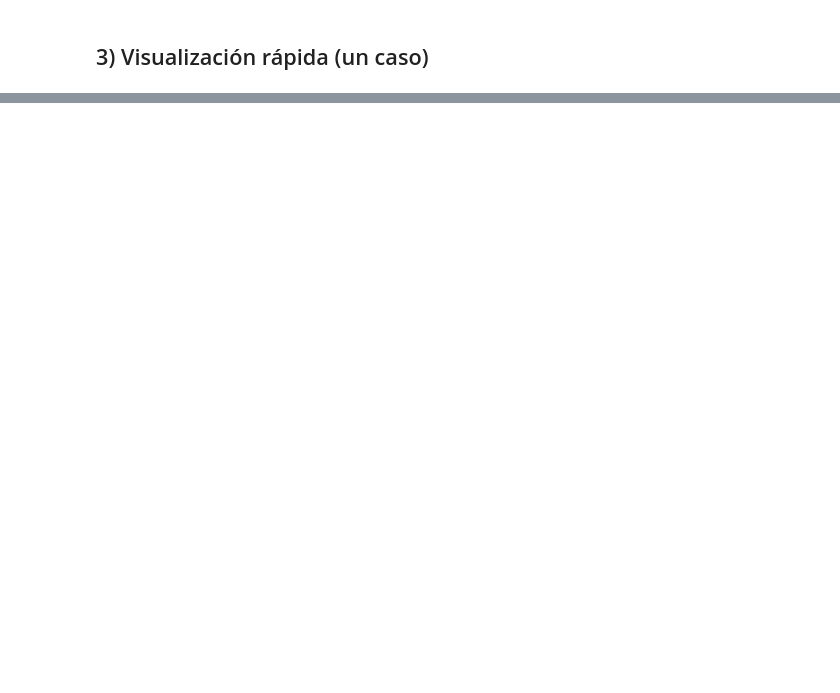
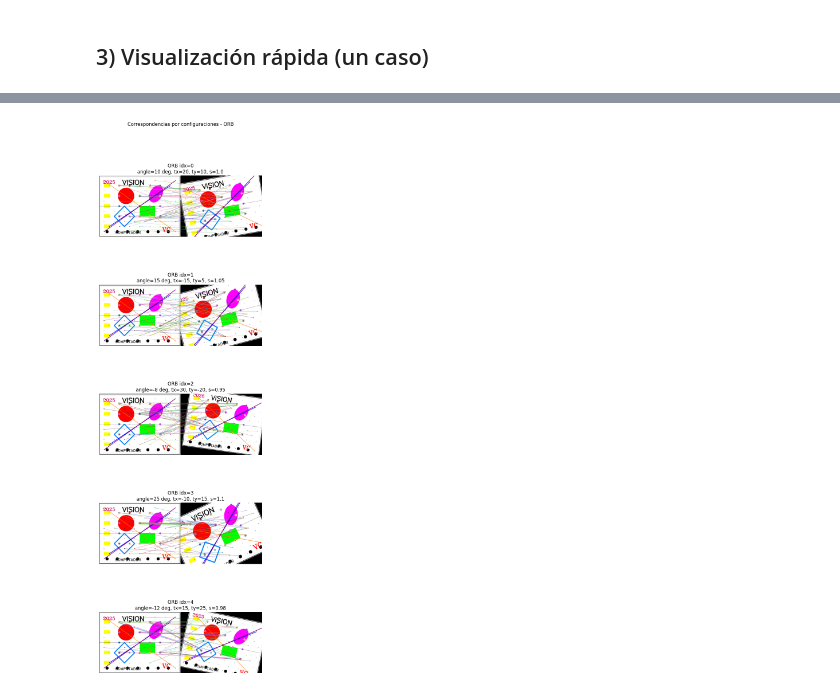
Before and after one commit to NeuroVisionUNAL2025/taller_2, a Jupyter notebook: notebooks/02_synthetic_validation.ipynb, the cells around one changed output, grey strips where cells are left out. Cells and saved outputs as stored; diff of their text form; code cells hidden in the pictures; blank space fills up the shorter version.

```diff
--- a/notebooks/02_synthetic_validation.ipynb
+++ b/notebooks/02_synthetic_validation.ipynb
@@ -97,0 +157,25 @@ plt.imshow(cv.cvtColor(vis, cv.COLOR_BGR2RGB)); plt.title("Top-50 matches (caso
+# %%
+# ORB: visualizacion de todas las configuraciones
+method = "ORB"
+fig, axes = plt.subplots(len(configs), 1, figsize=(6, 4*len(configs)))
+for i, cfg in enumerate(configs):
+    img1, img2, H_gt = synthetic_affine_pair(
+        base,
+        angle_deg=cfg["angle"], tx=cfg["tx"], ty=cfg["ty"], scale=cfg["scale"]
+    )
+    k1, d1 = detect_and_describe(img1, method=method)
+    k2, d2 = detect_and_describe(img2, method=method)
+    matches = match_descriptors(d1, d2, strategy="BF", ratio=0.75)
+    vis = cv.drawMatches(
+        img1, k1, img2, k2, matches[:50], None,  # type: ignore[arg-type]
+        flags=cv.DrawMatchesFlags_NOT_DRAW_SINGLE_POINTS
+    )
+    ax = axes[i] if isinstance(axes, np.ndarray) else axes
+    ax.imshow(cv.cvtColor(vis, cv.COLOR_BGR2RGB))
+    ax.set_title(f"{method} idx={i}\nangle={cfg['angle']} deg, tx={cfg['tx']}, ty={cfg['ty']}, s={cfg['scale']}")
+    ax.axis('off')
+plt.suptitle(f"Correspondencias por configuraciones - {method}", y=1.02)
+plt.tight_layout()
+plt.show()
+# %% [output]
+[figure, added]
```
Also changed, not shown: parts of 8 cells of this notebook.
